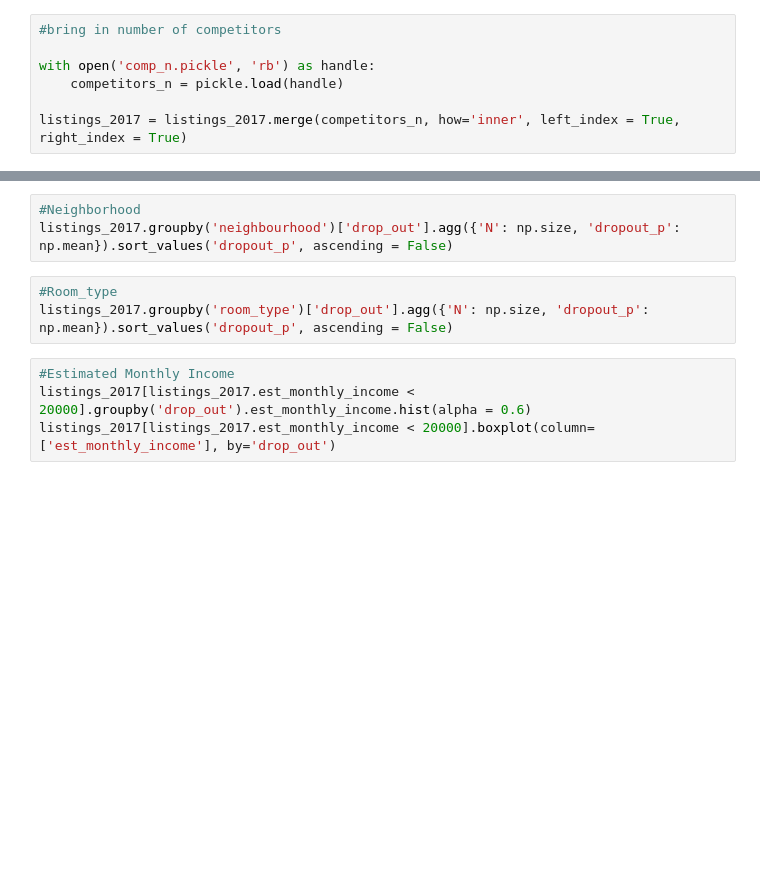
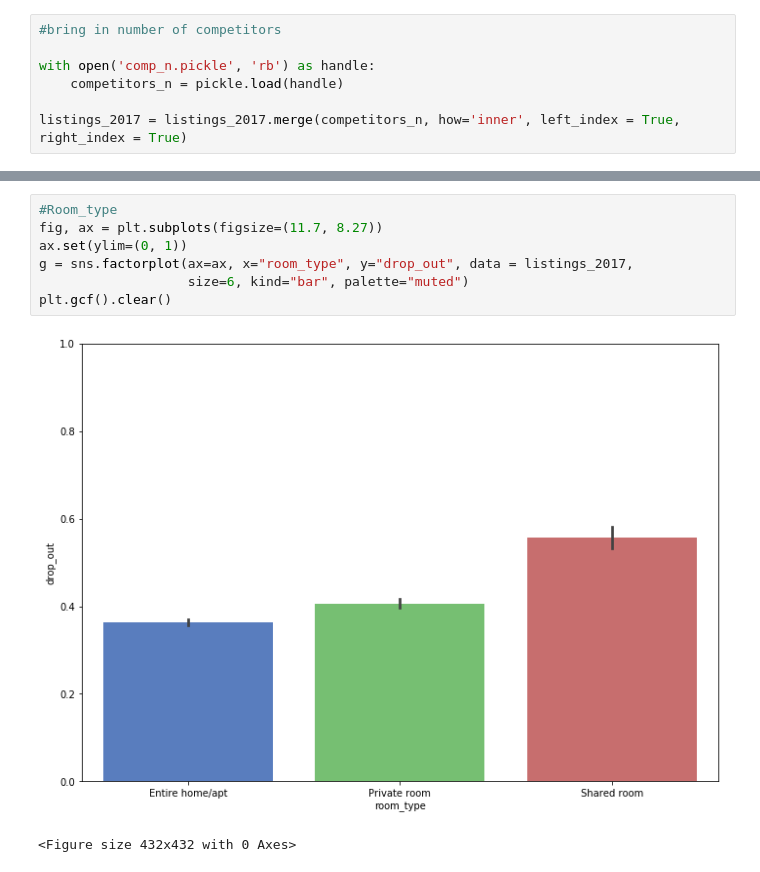
Before and after one commit to Darrkong/Airbnb_host_retention, a Jupyter notebook: Host_Retention.ipynb, the cells around one changed output, grey strips where cells are left out. Saved outputs shown, nothing was run; the diff lists cells and outputs as text; blank space fills up the shorter version.

```diff
--- a/Host_Retention.ipynb
+++ b/Host_Retention.ipynb
@@ -411,13 +559,13 @@ listings_2017.groupby('property_type')['drop_out'].agg({'N': np.size, 'dropout_p
-# %%
-#Neighborhood
-listings_2017.groupby('neighbourhood')['drop_out'].agg({'N': np.size, 'dropout_p': np.mean}).sort_values('dropout_p', ascending = False)
-# %%
-#Room_type
-listings_2017.groupby('room_type')['drop_out'].agg({'N': np.size, 'dropout_p': np.mean}).sort_values('dropout_p', ascending = False)
-# %%
-#Estimated Monthly Income
-listings_2017[listings_2017.est_monthly_income < 20000].groupby('drop_out').est_monthly_income.hist(alpha = 0.6)
-listings_2017[listings_2017.est_monthly_income < 20000].boxplot(column=['est_monthly_income'], by='drop_out')
+# %%
+#Room_type
+fig, ax = plt.subplots(figsize=(11.7, 8.27))
+ax.set(ylim=(0, 1))
+g = sns.factorplot(ax=ax, x="room_type", y="drop_out", data = listings_2017,
+                   size=6, kind="bar", palette="muted")
+plt.gcf().clear()
+# %% [output]
+[figure, added]
+<Figure size 432x432 with 0 Axes>
 # %%
 #reviews
 listings_2017.boxplot(column=['review_scores_value'], by='drop_out')
```
Also changed, not shown: parts of 26 cells of this notebook.
